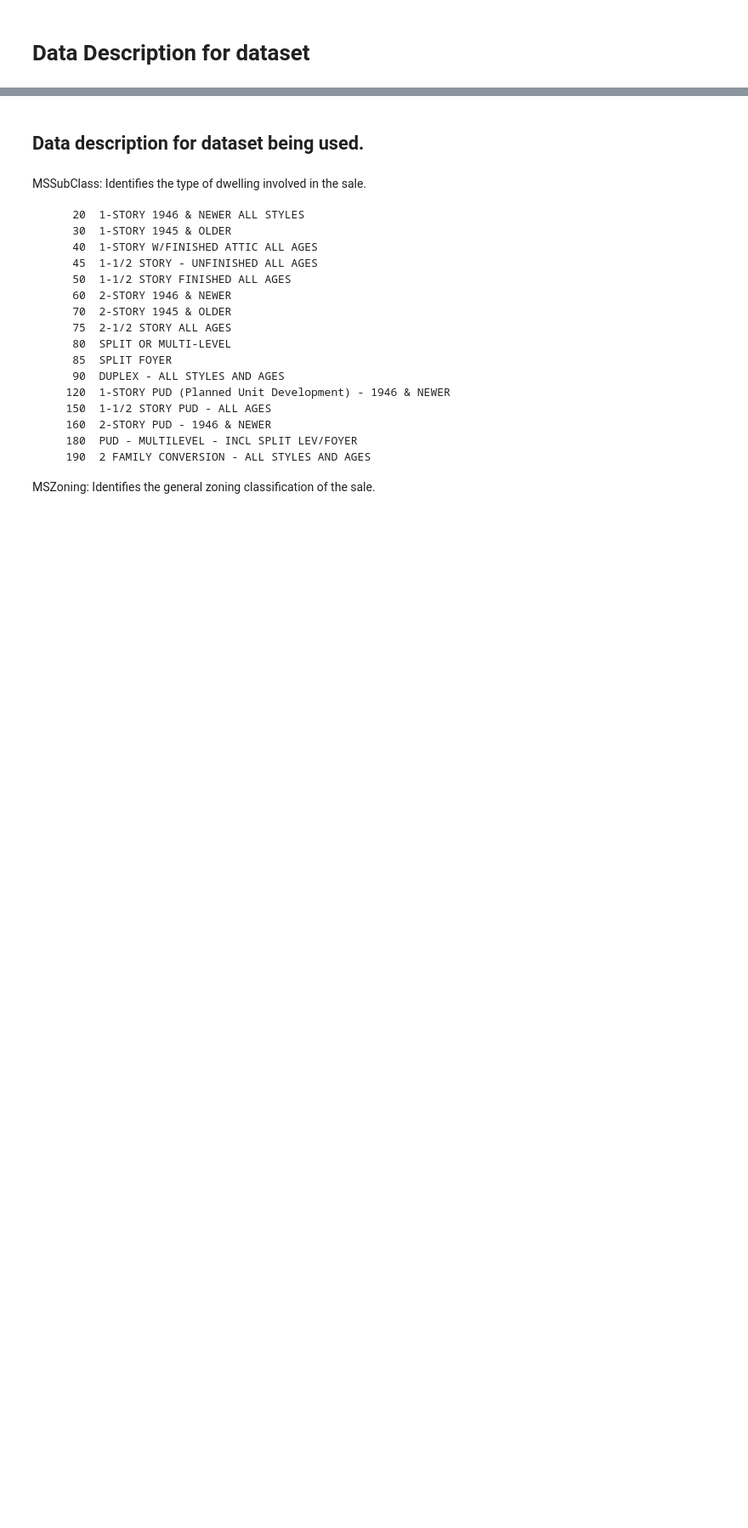
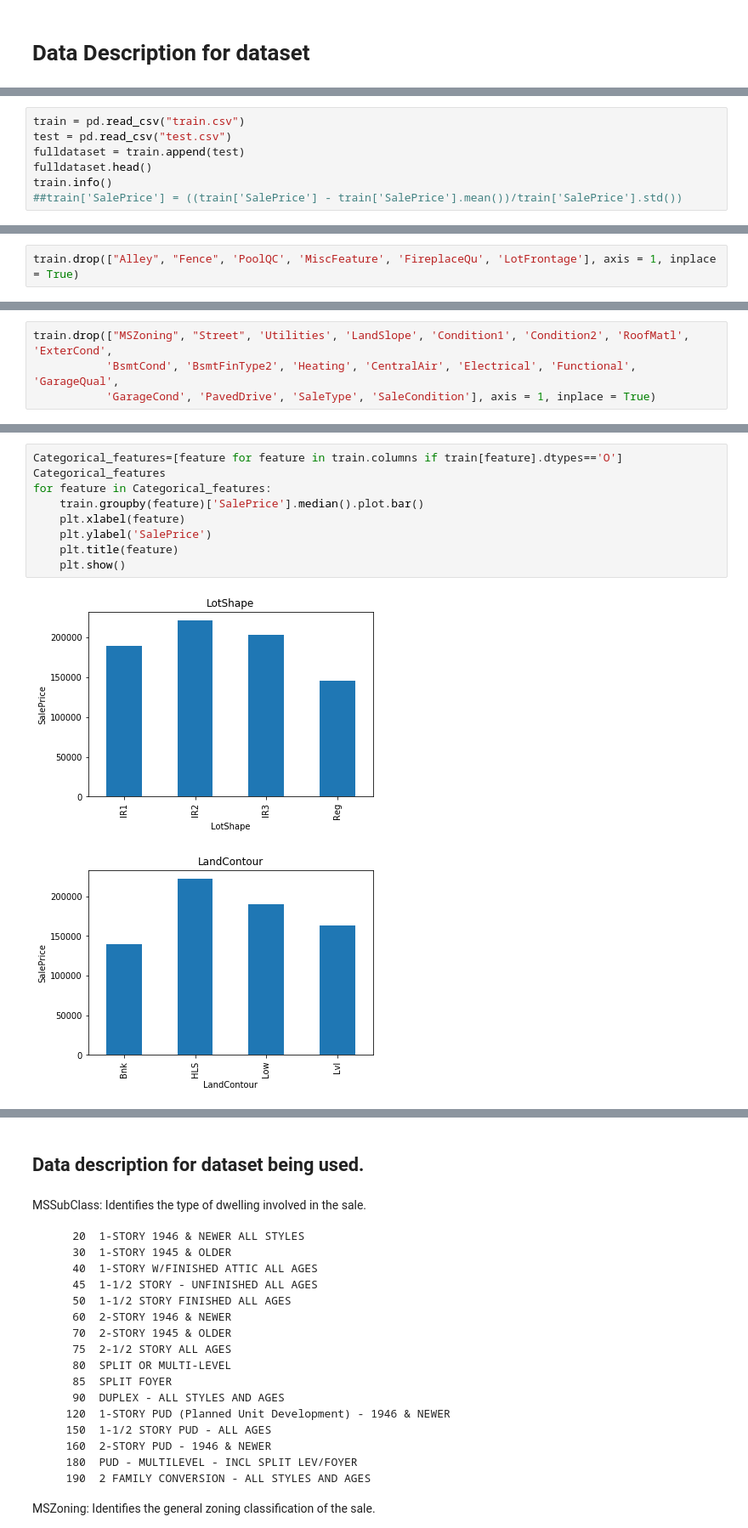
Before and after one commit to andresvii/HousingCostPredictor, a Jupyter notebook: Predictor.ipynb, the cells around one changed output, grey strips where cells are left out. Shown at 85% size. Drawn from its saved outputs; the diff is of its cells as text; blank space fills up the shorter version.

```diff
--- a/Predictor.ipynb
+++ b/Predictor.ipynb
@@ -114,0 +20,7 @@ Text(0.5, 1.0, 'OverallQual')
+# %%
+train = pd.read_csv("train.csv")
+test = pd.read_csv("test.csv")
+fulldataset = train.append(test)
+fulldataset.head()
+train.info()
+##train['SalePrice'] = ((train['SalePrice'] - train['SalePrice'].mean())/train['SalePrice'].std())
@@ -114,0 +54,2 @@ Text(0.5, 1.0, 'OverallQual')
+# %%
+train.drop(["Alley", "Fence", 'PoolQC', 'MiscFeature', 'FireplaceQu', 'LotFrontage'], axis = 1, inplace = True)
@@ -114,0 +92,4 @@ Text(0.5, 1.0, 'OverallQual')
+# %%
+train.drop(["MSZoning", "Street", 'Utilities', 'LandSlope', 'Condition1', 'Condition2', 'RoofMatl', 'ExterCond',
+           'BsmtCond', 'BsmtFinType2', 'Heating', 'CentralAir', 'Electrical', 'Functional', 'GarageQual',
+           'GarageCond', 'PavedDrive', 'SaleType', 'SaleCondition'], axis = 1, inplace = True)
@@ -114,0 +112,12 @@ Text(0.5, 1.0, 'OverallQual')
+# %%
+Categorical_features=[feature for feature in train.columns if train[feature].dtypes=='O']
+Categorical_features
+for feature in Categorical_features:
+    train.groupby(feature)['SalePrice'].median().plot.bar()
+    plt.xlabel(feature)
+    plt.ylabel('SalePrice')
+    plt.title(feature)
+    plt.show()
+# %% [output]
+[figure, added]
+[figure, added]
```
Also changed, not shown: parts of 21 cells of this notebook.
